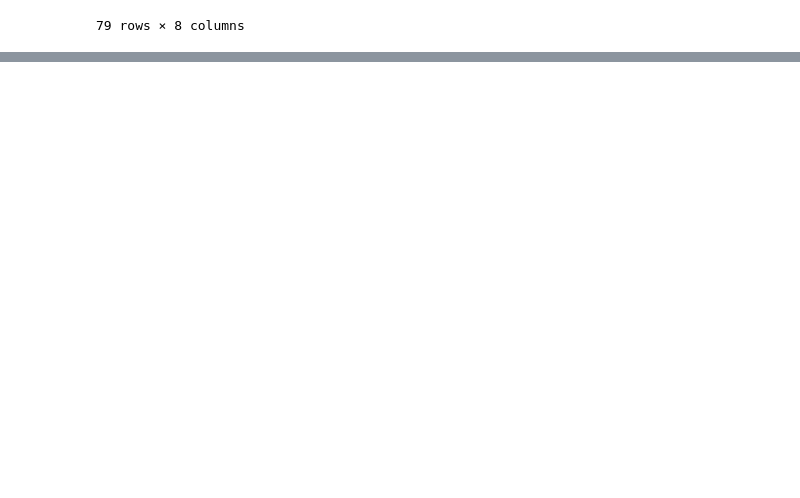
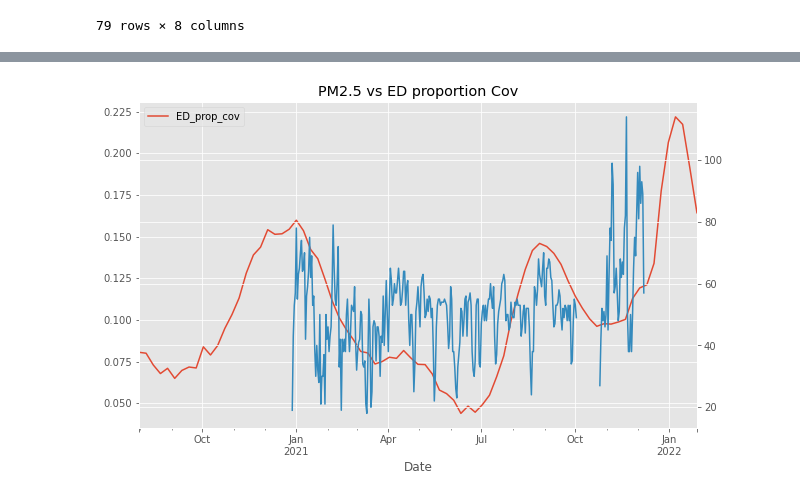
Before and after one commit to ragueroanna/Covid_AirQuality_Analysis, a Jupyter notebook: Initial_EDA_on_AQ_and_Cov_cases.ipynb, the cells around one changed output, grey strips where cells are left out. Drawn from its saved outputs; the diff is of its cells as text; code cells hidden in the pictures; blank space fills up the shorter version.

```diff
--- a/Initial_EDA_on_AQ_and_Cov_cases.ipynb
+++ b/Initial_EDA_on_AQ_and_Cov_cases.ipynb
@@ -256,0 +454,5 @@ plt.fill_between(pd.date_range('2021-8','2021-10')[0:-1],360,alpha=0.05)
+# %%
+df_cov_gb_wk_med = raw_cov_df[ED_cols].groupby(['collection_week']).median()
+df_cov_gb_wk_med['prop_cov'] = df_cov_gb_wk_med['previous_day_covid_ED_visits_7_day_sum'] / \
+                               df_cov_gb_wk_med['previous_day_total_ED_visits_7_day_sum']
+df_cov_gb_wk_med
@@ -256,0 +490,11 @@ plt.fill_between(pd.date_range('2021-8','2021-10')[0:-1],360,alpha=0.05)
+# %%
+fig,ax = plt.subplots()
+df_cov_gb_wk_med['prop_cov'].to_period('D') \
+                            .plot(ax=ax, label='ED_prop_cov')
+df_temp_test_aq_la.to_period('D').plot(ax=ax,
+                                       secondary_y=['pm25'],
+                                       grid=True)
+ax.legend()
+ax.title.set_text('PM2.5 vs ED proportion Cov')
+# %% [output]
+[figure, added]
```
Also changed, not shown: parts of 32 cells of this notebook.
